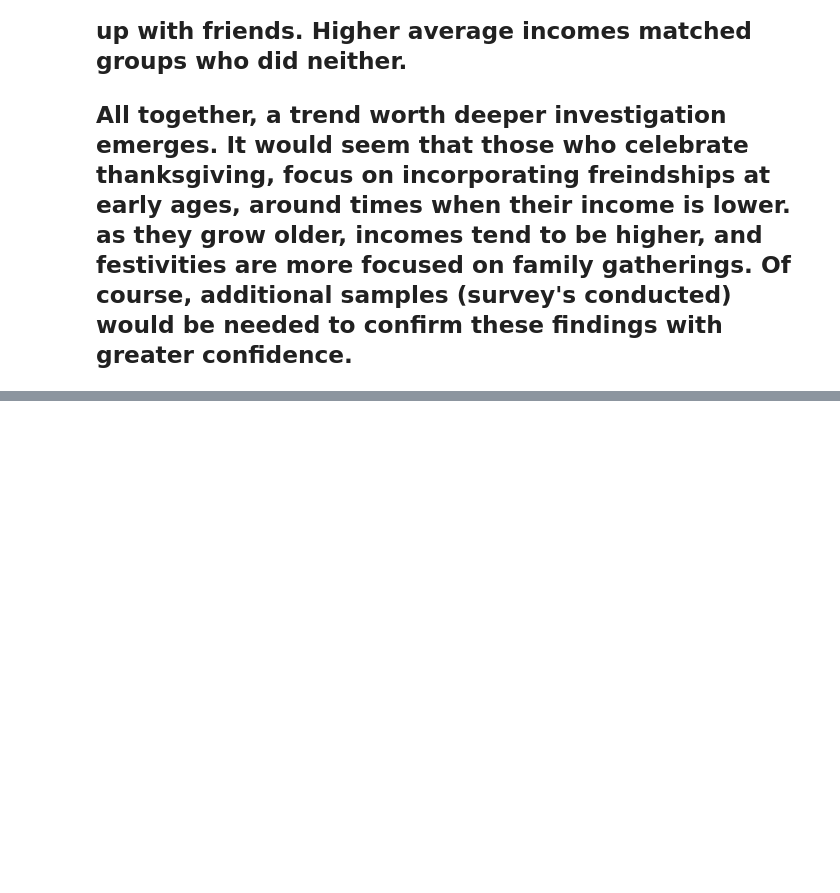
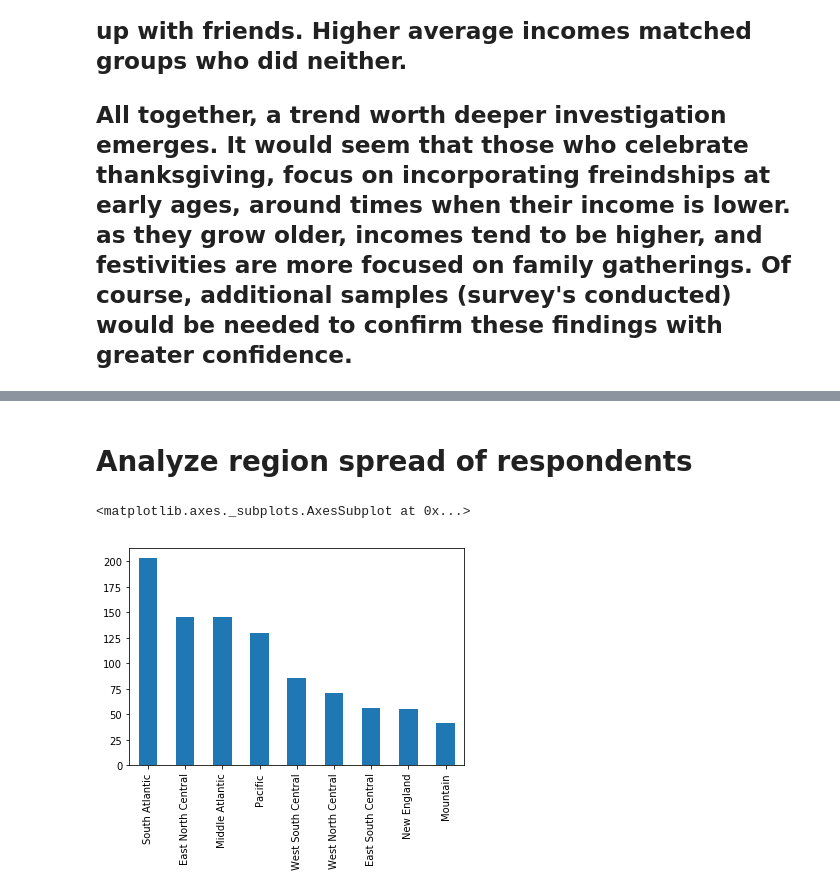
Before and after one commit to javking07/DataFolio, a Jupyter notebook: Analyzing Thanksgiving Dinner/analysis.ipynb, the cells around one changed output, grey strips where cells are left out. Saved outputs shown, nothing was run; the diff lists cells and outputs as text; code cells hidden in the pictures; blank space fills up the shorter version.

Commit message:
added analysis
analyzed common desserts and regional patterns

```diff
--- a/Analyzing Thanksgiving Dinner/analysis.ipynb
+++ b/Analyzing Thanksgiving Dinner/analysis.ipynb
@@ -256,0 +332,10 @@ data_yes.pivot_table(index="Have you ever tried to meet up with hometown friends
+# %% [markdown]
+# Analyze region spread of respondents
+# %%
+# create region counts series
+region_counts = data_yes['US Region'].value_counts()
+# visualize counts
+region_counts.plot(kind='bar')
+# %% [output]
+<matplotlib.axes._subplots.AxesSubplot at 0x...>
+[figure, added]
```
Also changed, not shown: parts of 8 cells of this notebook.
